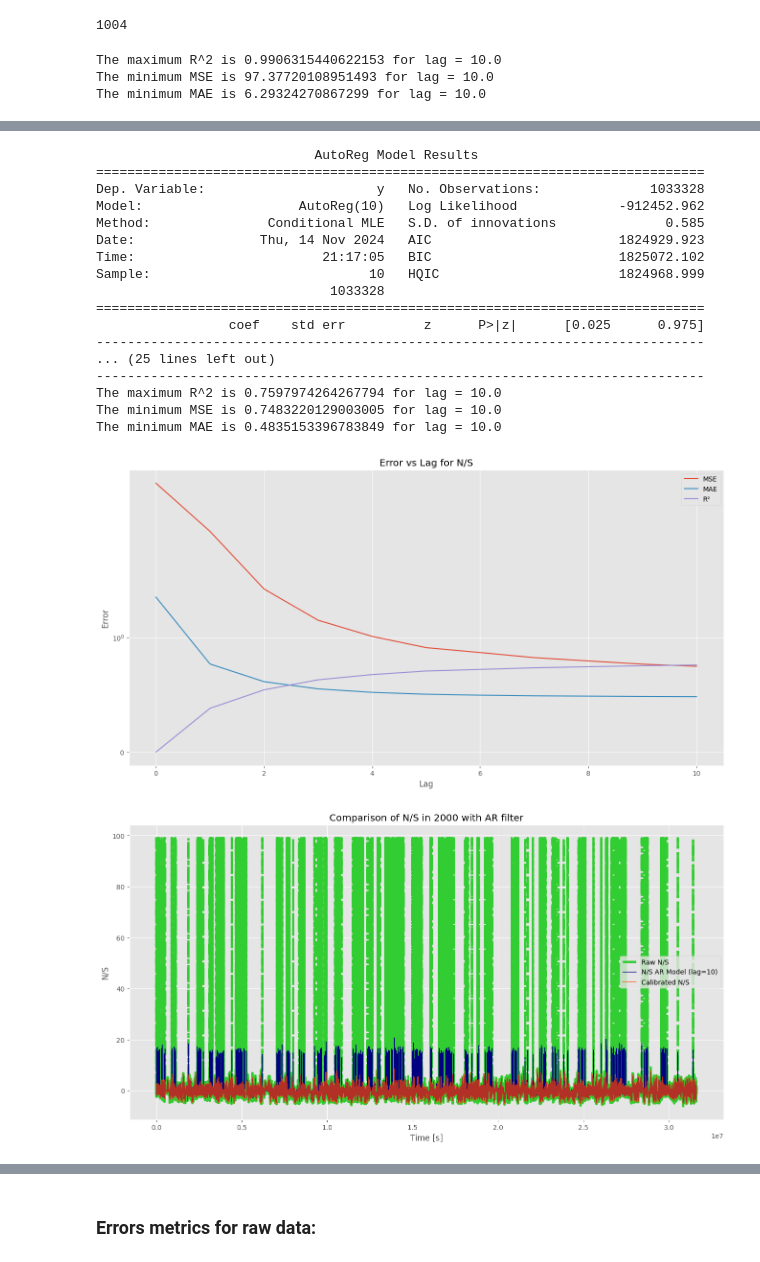
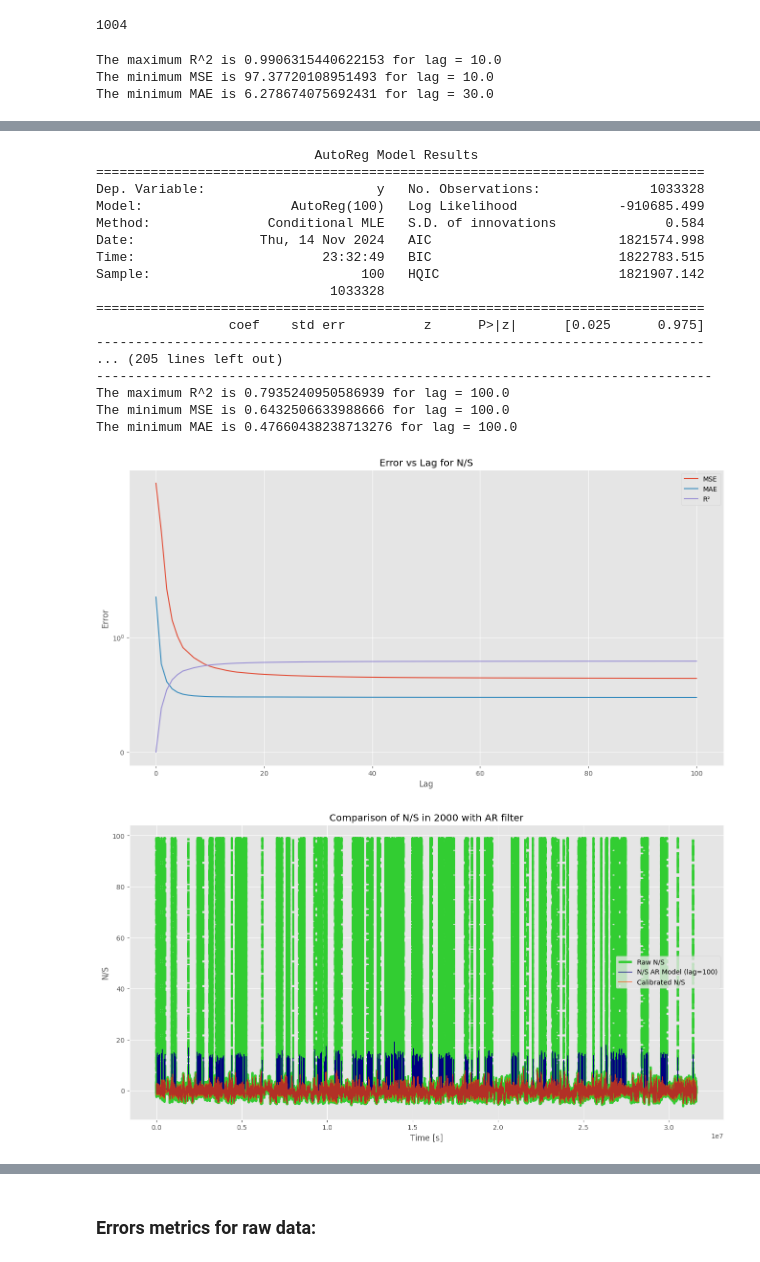
Before and after one commit to S4GC/Energy-and-linear-momentum-change-exerted-by-the-solar-wind-for-applications-in-electric-solar-sails, a Jupyter notebook: Codes/Past/Stochastic Filter.ipynb, the cells around one changed output, grey strips where cells are left out. Drawn from its saved outputs; the diff is of its cells as text; code cells hidden in the pictures.

```diff
--- a/Codes/Past/Stochastic Filter.ipynb
+++ b/Codes/Past/Stochastic Filter.ipynb
@@ -396,7 +396,7 @@ for year in years:
         data_sheet = np.array(Raw_data[year][column])  # Convierte a array si no está en ese formato
         max_lag_allowed = find_max_lag(data_sheet)
 
-        n = 10#find_max_lag(Raw_data[year][column], max_memory_gb=0.125)
+        n = 100#find_max_lag(Raw_data[year][column], max_memory_gb=0.125)
         cutoff_frequencies = np.linspace(0, n, num=n+1)
         #print(cutoff_frequencies)
 
@@ -423,4 +423,4 @@ for year in years:
 # %% [output]
 The maximum R^2 is 0.9906315440622153 for lag = 10.0
 The minimum MSE is 97.37720108951493 for lag = 10.0
-The minimum MAE is 6.29324270867299 for lag = 10.0
+The minimum MAE is 6.278674075692431 for lag = 30.0
@@ -448,22 +448,22 @@ The minimum MAE is 0.6338893236298637 for lag = 10.0
                             AutoReg Model Results
 ==============================================================================
 Dep. Variable:                      y   No. Observations:              1033328
-Model:                    AutoReg(10)   Log Likelihood             -912452.962
-Method:               Conditional MLE   S.D. of innovations              0.585
-Date:                Thu, 14 Nov 2024   AIC                        1824929.923
-Time:                        21:17:05   BIC                        1825072.102
-Sample:                            10   HQIC                       1824968.999
+Model:                   AutoReg(100)   Log Likelihood             -910685.499
+Method:               Conditional MLE   S.D. of innovations              0.584
+Date:                Thu, 14 Nov 2024   AIC                        1821574.998
+Time:                        23:32:49   BIC                        1822783.515
+Sample:                           100   HQIC                       1821907.142
                               1033328
 ==============================================================================
                  coef    std err          z      P>|z|      [0.025      0.975]
 ------------------------------------------------------------------------------
-... (25 lines left out)
-------------------------------------------------------------------------------
-The maximum R^2 is 0.7597974264267794 for lag = 10.0
-The minimum MSE is 0.7483220129003005 for lag = 10.0
-The minimum MAE is 0.4835153396783849 for lag = 10.0
+... (205 lines left out)
+-------------------------------------------------------------------------------
+The maximum R^2 is 0.7935240950586939 for lag = 100.0
+The minimum MSE is 0.6432506633988666 for lag = 100.0
+The minimum MAE is 0.47660438238713276 for lag = 100.0
-[figure, old version]
+[figure, new version]
-[figure, old version]
+[figure, new version]
                             AutoReg Model Results
 ==============================================================================
 Dep. Variable:                      y   No. Observations:              1033328
```
Also changed, not shown: parts of 1 cell of this notebook, 1 other file.
